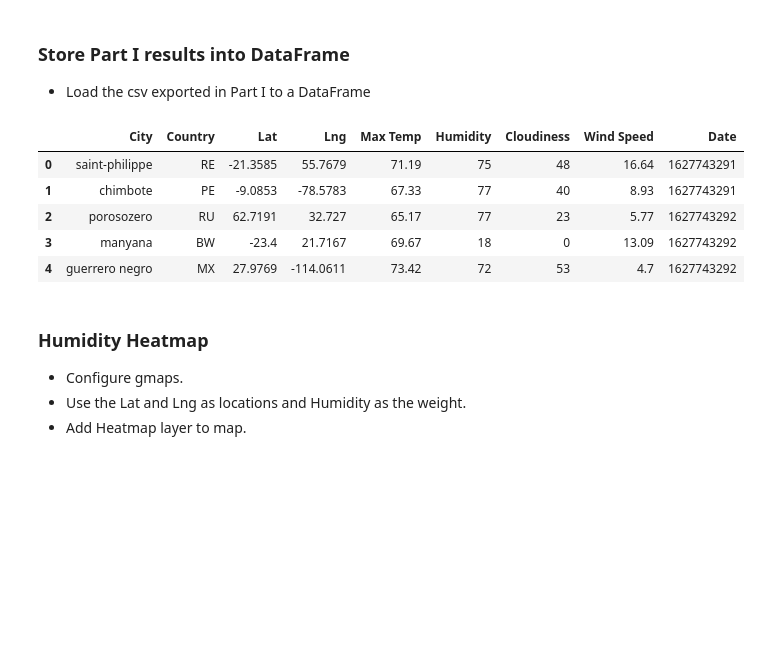
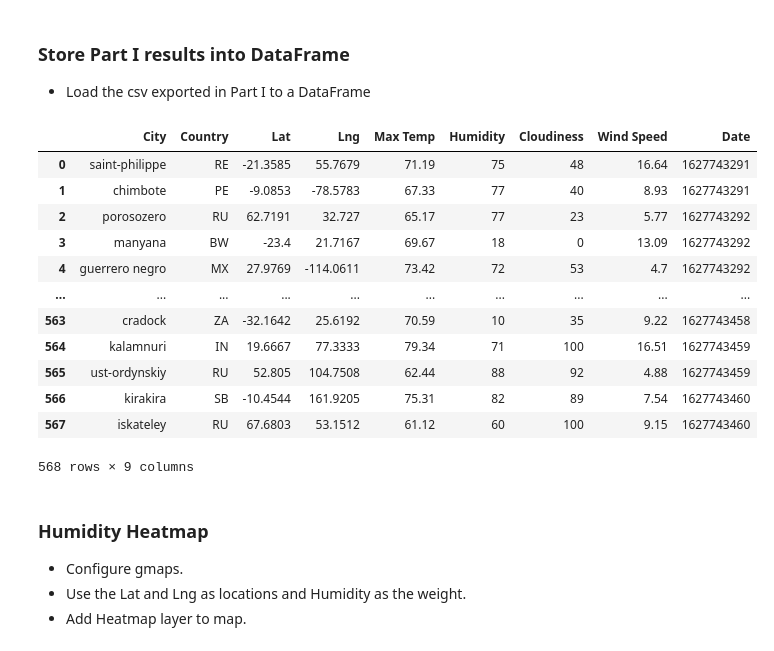
Before and after one commit to staceyj118/python-api-challenge, a Jupyter notebook: VacationPy/VacationPy.ipynb, the cells around one changed output. Cells and saved outputs as stored; diff of their text form; code cells hidden in the pictures; blank space fills up the shorter version.

```diff
--- a/VacationPy/VacationPy.ipynb
+++ b/VacationPy/VacationPy.ipynb
@@ -22,14 +22,21 @@ from api_keys import g_key
 * Load the csv exported in Part I to a DataFrame
 # %%
 df = pd.read_csv("../output_data/cities.csv", dtype="object", encoding="utf-8")
-df.head()
+df
 # %% [output]
 |  | City | Country | Lat | Lng | Max Temp | Humidity | Cloudiness | Wind Speed | Date |
 | 0 | saint-philippe | RE | -21.3585 | 55.7679 | 71.19 | 75 | 48 | 16.64 | 1627743291 |
 | 1 | chimbote | PE | -9.0853 | -78.5783 | 67.33 | 77 | 40 | 8.93 | 1627743291 |
 | 2 | porosozero | RU | 62.7191 | 32.727 | 65.17 | 77 | 23 | 5.77 | 1627743292 |
 | 3 | manyana | BW | -23.4 | 21.7167 | 69.67 | 18 | 0 | 13.09 | 1627743292 |
 | 4 | guerrero negro | MX | 27.9769 | -114.0611 | 73.42 | 72 | 53 | 4.7 | 1627743292 |
+| ... | ... | ... | ... | ... | ... | ... | ... | ... | ... |
+| 563 | cradock | ZA | -32.1642 | 25.6192 | 70.59 | 10 | 35 | 9.22 | 1627743458 |
+| 564 | kalamnuri | IN | 19.6667 | 77.3333 | 79.34 | 71 | 100 | 16.51 | 1627743459 |
+| 565 | ust-ordynskiy | RU | 52.805 | 104.7508 | 62.44 | 88 | 92 | 4.88 | 1627743459 |
+| 566 | kirakira | SB | -10.4544 | 161.9205 | 75.31 | 82 | 89 | 7.54 | 1627743460 |
+| 567 | iskateley | RU | 67.6803 | 53.1512 | 61.12 | 60 | 100 | 9.15 | 1627743460 |
+568 rows × 9 columns
 # %% [markdown]
 ### Humidity Heatmap
 * Configure gmaps.
```
Also changed, not shown: parts of 6 cells of this notebook, 2 other files.
